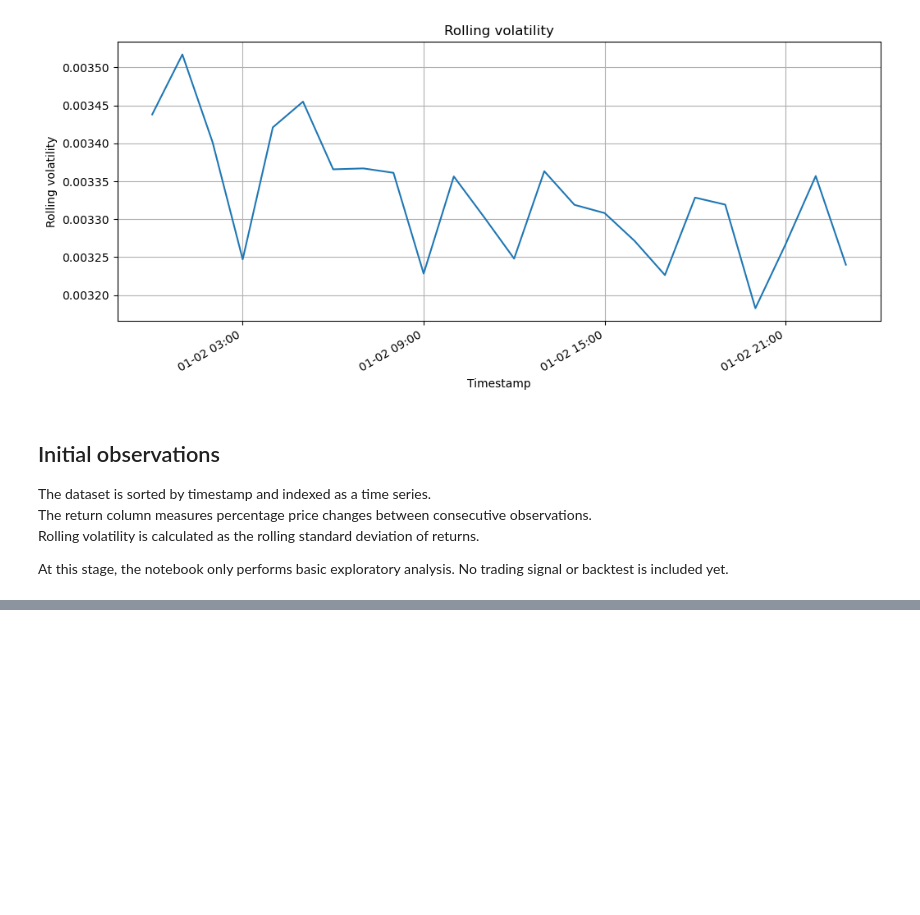
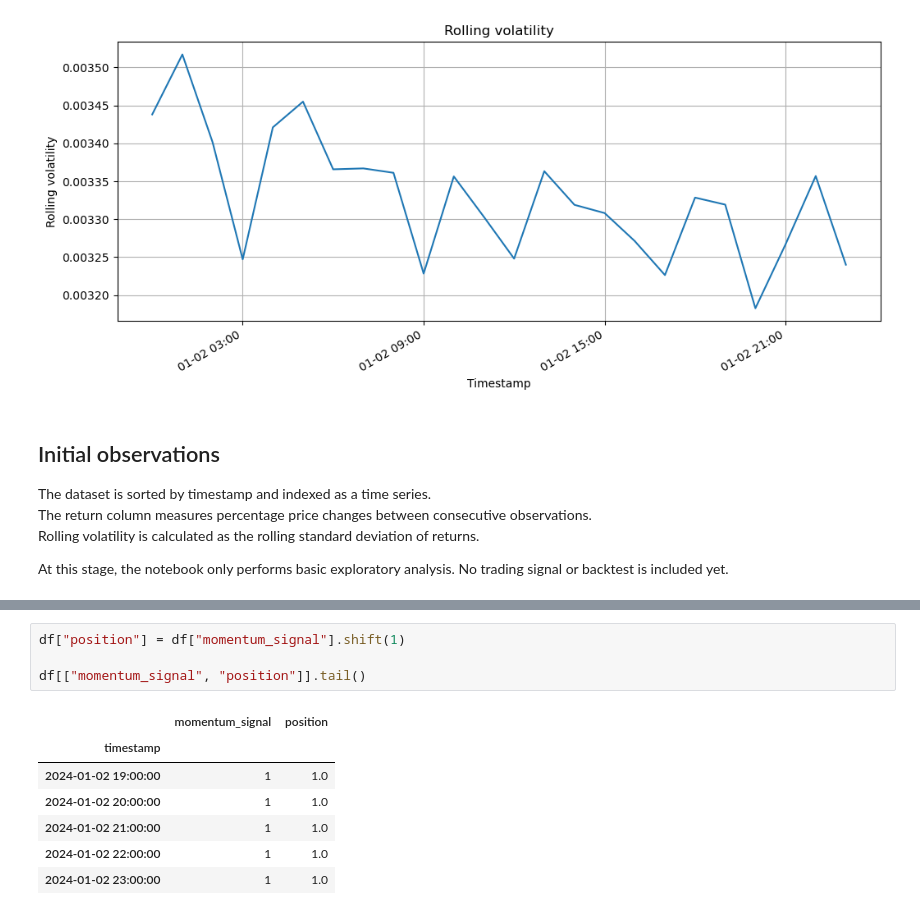
Before and after one commit to Piotr-Gala/market-signal-lab, a Jupyter notebook: notebooks/market_signal_analysis.ipynb, the cells around one changed output, grey strips where cells are left out. Drawn from its saved outputs; the diff is of its cells as text; blank space fills up the shorter version.

```diff
--- a/notebooks/market_signal_analysis.ipynb
+++ b/notebooks/market_signal_analysis.ipynb
@@ -116,0 +148,12 @@ At this stage, the notebook only performs basic exploratory analysis. No trading
+# %%
+df["position"] = df["momentum_signal"].shift(1)
+
+df[["momentum_signal", "position"]].tail()
+# %% [output]
+|  | momentum_signal | position |
+| timestamp |  |  |
+| 2024-01-02 19:00:00 | 1 | 1.0 |
+| 2024-01-02 20:00:00 | 1 | 1.0 |
+| 2024-01-02 21:00:00 | 1 | 1.0 |
+| 2024-01-02 22:00:00 | 1 | 1.0 |
+| 2024-01-02 23:00:00 | 1 | 1.0 |
```
Also changed, not shown: parts of 15 cells of this notebook.
